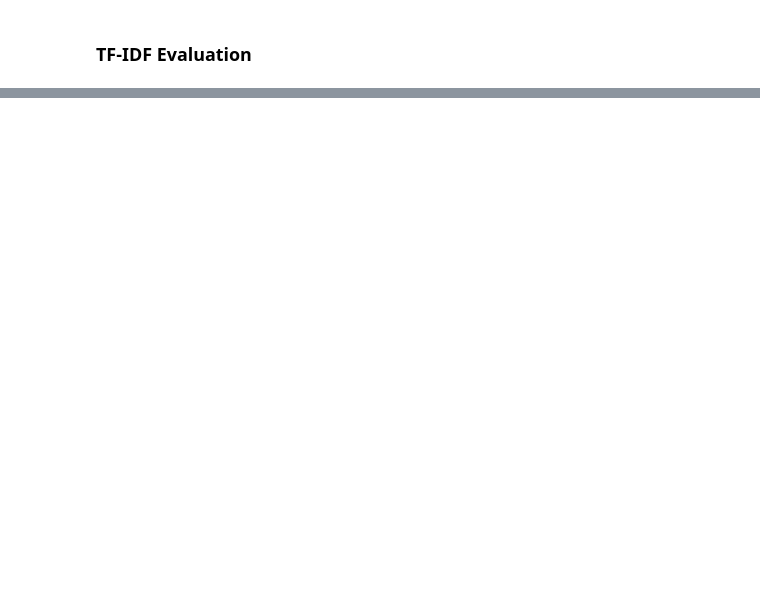
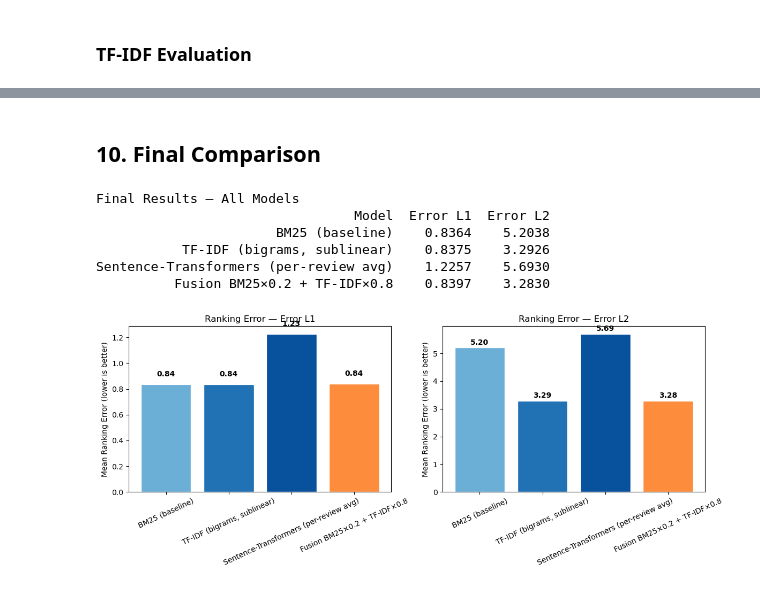
Before and after one commit to Loro67/tripadvisor-nlp-recommender, a Jupyter notebook: project_notebook.ipynb, the cells around one changed output, grey strips where cells are left out. Drawn from its saved outputs; the diff is of its cells as text; code cells hidden in the pictures; blank space fills up the shorter version.

Commit message:
Additional models
- New Models: blation study, fusion model (BM25 and TF-IDF) and Sentence-Transformers.
- Final comparison, analysis and conclusion.

```diff
--- a/project_notebook.ipynb
+++ b/project_notebook.ipynb
@@ -240,7 +244,7 @@ print("Aggregating reviews by place...")
 place_docs = (
     reviews_en
     .groupby("idplace", group_keys=False)
-    .apply(aggregate_reviews)
+    .apply(aggregate_reviews, include_groups=False)
     .reset_index()
     .rename(columns={"idplace": "place_id", 0: "document"})
 )
@@ -276,13 +280,18 @@ Name: count, dtype: int64
 50% **test**: used as candidates to retrieve from
 # %%
 train_df, test_df = train_test_split(
-    place_docs, test_size=0.5, random_state=RANDOM_STATE, shuffle=True
+    place_docs, test_size=0.5, random_state=RANDOM_STATE, shuffle=True,
+    stratify=place_docs["typeR"],  # ensure balanced type distribution across splits
 )
 train_df = train_df.reset_index(drop=True)
 test_df  = test_df.reset_index(drop=True)
 
 print(f"Train (queries):    {len(train_df)}")
 print(f"Test  (candidates): {len(test_df)}")
+print("\nTrain type distribution:")
+print(train_df["typeR"].value_counts())
+print("\nTest type distribution:")
+print(test_df["typeR"].value_counts())
 # %% [output]
 Train (queries):    917
 Test  (candidates): 918
@@ -305,8 +337,8 @@ def retrieve_bm25(query_doc: str) -> np.ndarray:
 # Fitting TF-IDF vectorizer
 tfidf_vectorizer = TfidfVectorizer(max_features=20_000, ngram_range=(1, 2), sublinear_tf=True)
 
-# Fit on all documents so vocabulary covers both train and test
-tfidf_vectorizer.fit(place_docs["document"])
+# Fit on train documents only to avoid data leakage (test vocabulary shouldn't influence the model)
+tfidf_vectorizer.fit(train_df["document"])
 
 train_matrix = tfidf_vectorizer.transform(train_df["document"])  # query vectors
 test_matrix  = tfidf_vectorizer.transform(test_df["document"])   # candidate vectors
@@ -489,0 +808,6 @@ TF-IDF – Level 2
+# %%
+print("Sentence-Transformers – Level 1")
+st_L1 = ranking_error_L1(train_df, test_df, st_rankings)
+
+print("\nSentence-Transformers – Level 2")
+st_L2 = ranking_error_L2(train_df, test_df, st_rankings)
@@ -489,0 +822,40 @@ TF-IDF – Level 2
+# %% [markdown]
+## 10. Final Comparison
+# %%
+# Collect the best fusion result
+best_fusion = min(fusion_results, key=lambda x: x["Error L2"])
+
+final_results = pd.DataFrame([
+    {"Model": "BM25 (baseline)",                       "Error L1": round(bm25_L1, 4),  "Error L2": round(bm25_L2, 4)},
+    {"Model": "TF-IDF (bigrams, sublinear)",           "Error L1": round(tfidf_L1, 4), "Error L2": round(tfidf_L2, 4)},
+    {"Model": "Sentence-Transformers (per-review avg)","Error L1": round(st_L1, 4),    "Error L2": round(st_L2, 4)},
+    best_fusion,
+])
+
+print("Final Results — All Models")
+print(final_results.to_string(index=False))
+
+# Bar chart comparison
+fig, axes = plt.subplots(1, 2, figsize=(12, 5))
+
+colors = ["#6baed6", "#2171b5", "#08519c", "#fd8d3c"]
+
+for ax, metric in zip(axes, ["Error L1", "Error L2"]):
+    bars = ax.bar(final_results["Model"], final_results[metric], color=colors, edgecolor="white")
+    ax.set_ylabel("Mean Ranking Error (lower is better)")
+    ax.set_title(f"Ranking Error — {metric}")
+    ax.tick_params(axis="x", rotation=25)
+    for bar, val in zip(bars, final_results[metric]):
+        ax.text(bar.get_x() + bar.get_width()/2, bar.get_height() + 0.05,
+                f"{val:.2f}", ha="center", va="bottom", fontsize=10, fontweight="bold")
+
+plt.tight_layout()
+plt.show()
+# %% [output]
+Final Results — All Models
+                                 Model  Error L1  Error L2
+                       BM25 (baseline)    0.8364    5.2038
+           TF-IDF (bigrams, sublinear)    0.8375    3.2926
+Sentence-Transformers (per-review avg)    1.2257    5.6930
+          Fusion BM25×0.2 + TF-IDF×0.8    0.8397    3.2830
+[figure, added]
```
Also changed, not shown: parts of 18 cells of this notebook.
